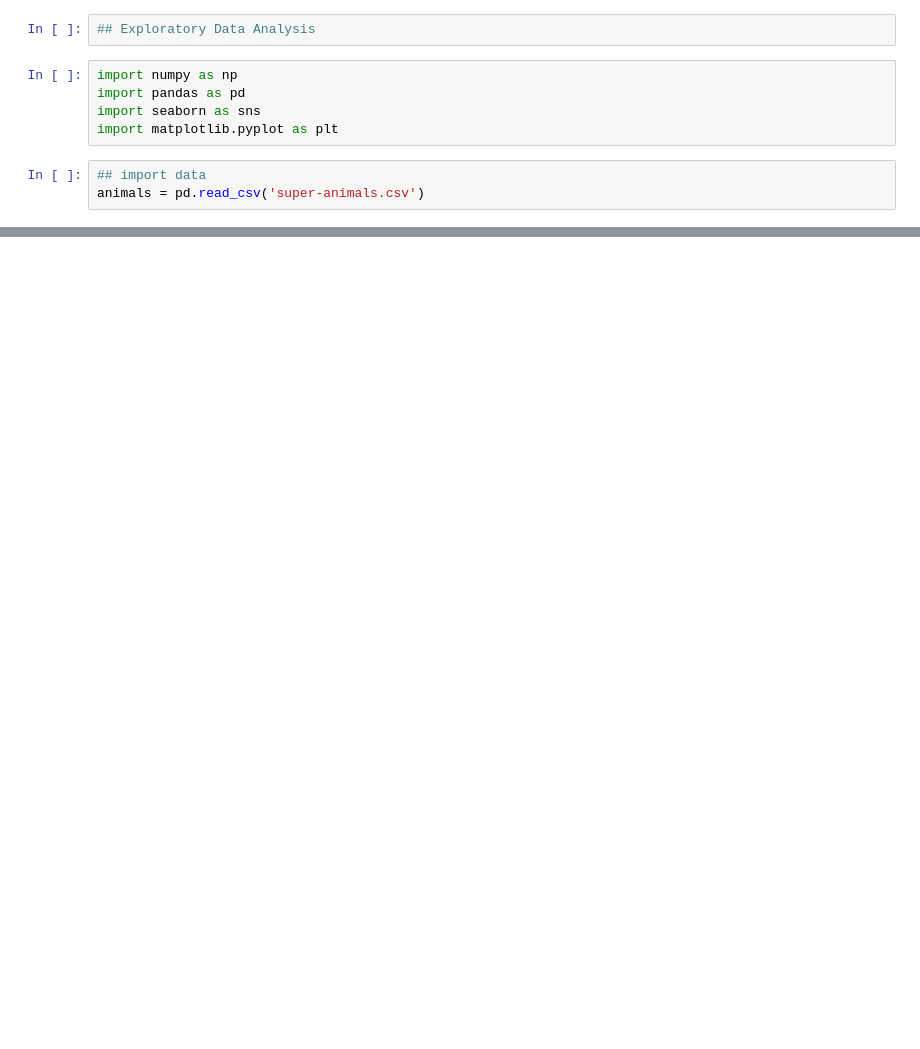
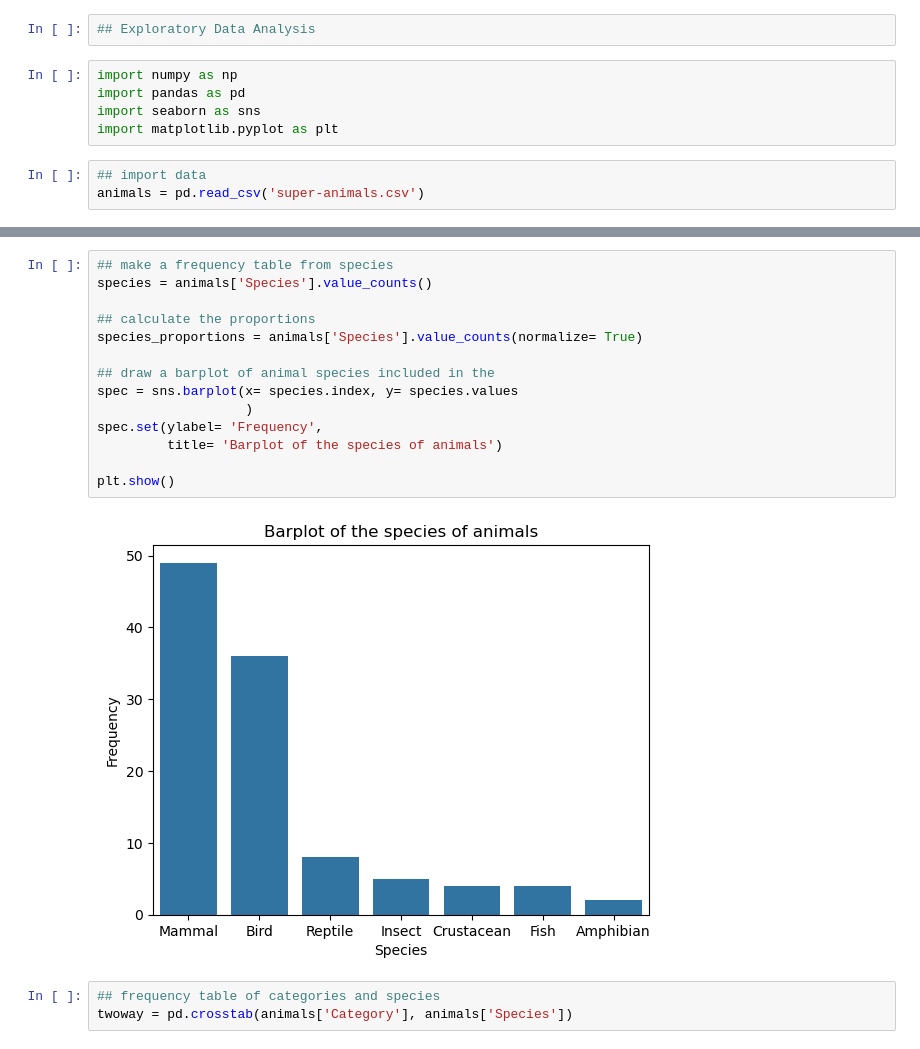
Before and after one commit to topollonaketsana/Coding-Summer-School-CSS, a Jupyter notebook: week 2/probability and statistics/EDA.ipynb, the cells around one changed output, grey strips where cells are left out. Saved outputs shown, nothing was run; the diff lists cells and outputs as text; blank space fills up the shorter version.

```diff
--- a/week 2/probability and statistics/EDA.ipynb
+++ b/week 2/probability and statistics/EDA.ipynb
@@ -26,0 +97,19 @@ animals
+# %%
+## make a frequency table from species
+species = animals['Species'].value_counts()
+
+## calculate the proportions
+species_proportions = animals['Species'].value_counts(normalize= True)
+
+## draw a barplot of animal species included in the
+spec = sns.barplot(x= species.index, y= species.values
+                   )
+spec.set(ylabel= 'Frequency',
+         title= 'Barplot of the species of animals')
+
+plt.show()
+# %% [output]
+[figure, added]
+# %%
+## frequency table of categories and species
+twoway = pd.crosstab(animals['Category'], animals['Species'])
```
Also changed, not shown: parts of 9 cells of this notebook.
